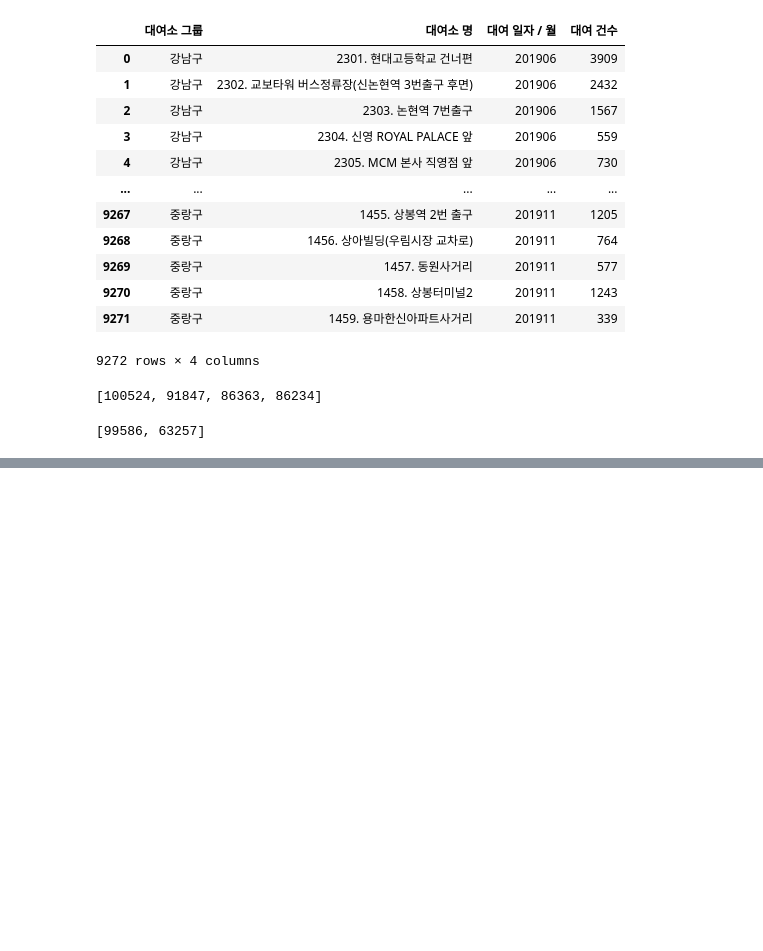
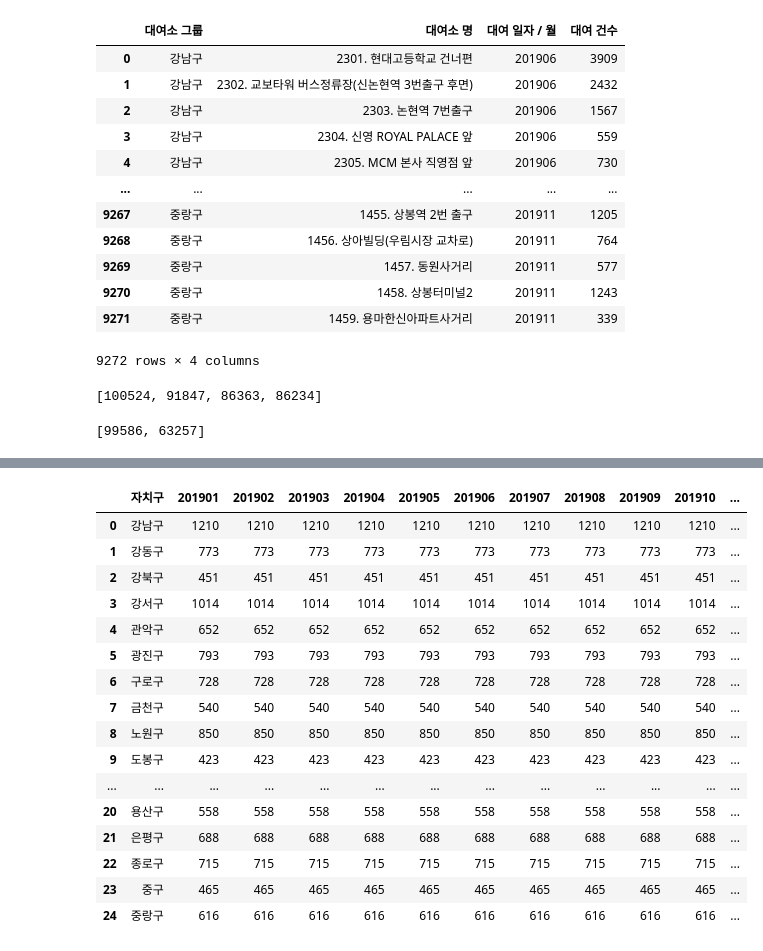
Before and after one commit to ChaeHyunIM/Helloworld, a Jupyter notebook: 데이터_분석.ipynb, the cells around one changed output, grey strips where cells are left out. Drawn from its saved outputs; the diff is of its cells as text; code cells hidden in the pictures; blank space fills up the shorter version.

```diff
--- a/데이터_분석.ipynb
+++ b/데이터_분석.ipynb
@@ -130,0 +153,20 @@ d1.
+# %%
+d5
+# %% [output]
+|  | 자치구 | 201901 | 201902 | 201903 | 201904 | 201905 | 201906 | 201907 | 201908 | 201909 | 201910 | ... |
+| 0 | 강남구 | 1210 | 1210 | 1210 | 1210 | 1210 | 1210 | 1210 | 1210 | 1210 | 1210 | ... |
+| 1 | 강동구 | 773 | 773 | 773 | 773 | 773 | 773 | 773 | 773 | 773 | 773 | ... |
+| 2 | 강북구 | 451 | 451 | 451 | 451 | 451 | 451 | 451 | 451 | 451 | 451 | ... |
+| 3 | 강서구 | 1014 | 1014 | 1014 | 1014 | 1014 | 1014 | 1014 | 1014 | 1014 | 1014 | ... |
+| 4 | 관악구 | 652 | 652 | 652 | 652 | 652 | 652 | 652 | 652 | 652 | 652 | ... |
+| 5 | 광진구 | 793 | 793 | 793 | 793 | 793 | 793 | 793 | 793 | 793 | 793 | ... |
+| 6 | 구로구 | 728 | 728 | 728 | 728 | 728 | 728 | 728 | 728 | 728 | 728 | ... |
+| 7 | 금천구 | 540 | 540 | 540 | 540 | 540 | 540 | 540 | 540 | 540 | 540 | ... |
+| 8 | 노원구 | 850 | 850 | 850 | 850 | 850 | 850 | 850 | 850 | 850 | 850 | ... |
+| 9 | 도봉구 | 423 | 423 | 423 | 423 | 423 | 423 | 423 | 423 | 423 | 423 | ... |
+| ... | ... | ... | ... | ... | ... | ... | ... | ... | ... | ... | ... | ... |
+| 20 | 용산구 | 558 | 558 | 558 | 558 | 558 | 558 | 558 | 558 | 558 | 558 | ... |
+| 21 | 은평구 | 688 | 688 | 688 | 688 | 688 | 688 | 688 | 688 | 688 | 688 | ... |
+| 22 | 종로구 | 715 | 715 | 715 | 715 | 715 | 715 | 715 | 715 | 715 | 715 | ... |
+| 23 | 중구 | 465 | 465 | 465 | 465 | 465 | 465 | 465 | 465 | 465 | 465 | ... |
+| 24 | 중랑구 | 616 | 616 | 616 | 616 | 616 | 616 | 616 | 616 | 616 | 616 | ... |
```
Also changed, not shown: parts of 21 cells of this notebook.
